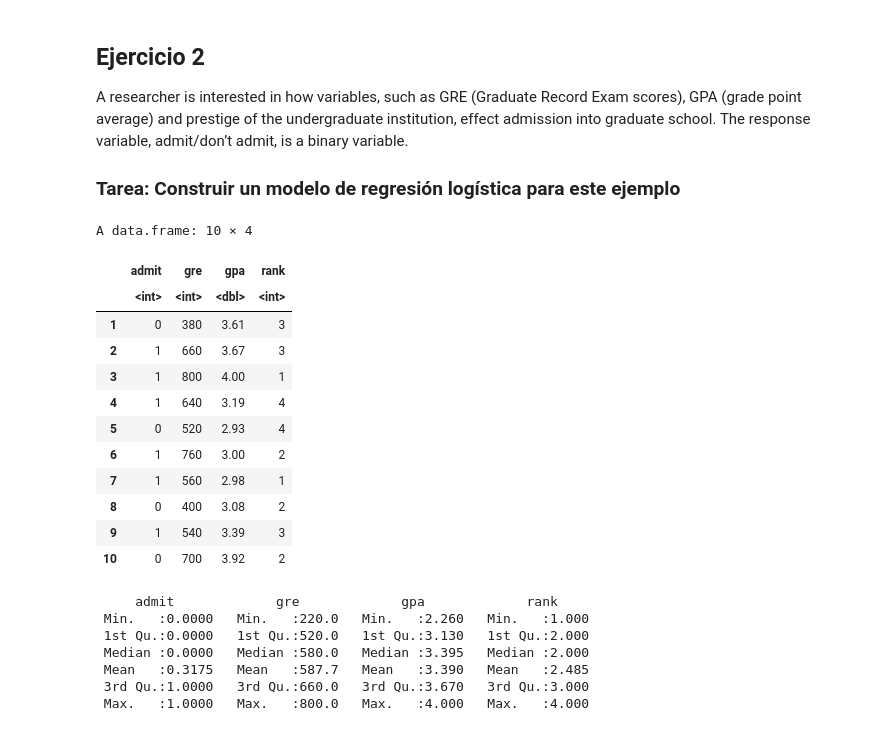
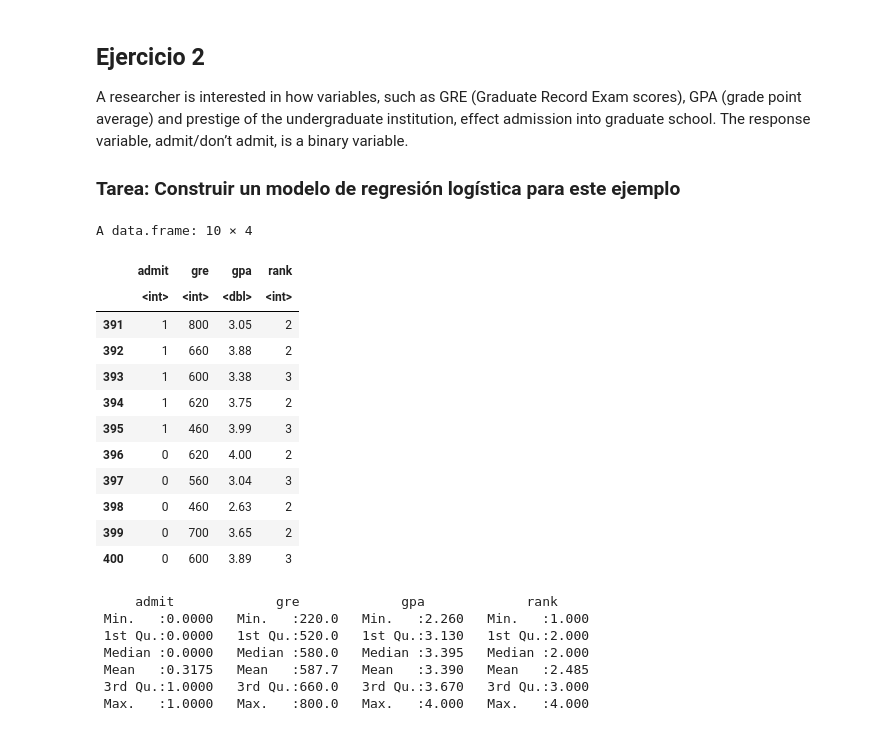
Before and after one commit to aramseries/Regresion_logistica, a Jupyter notebook: Regresion_logis.ipynb, the cells around one changed output. Saved outputs shown, nothing was run; the diff lists cells and outputs as text; code cells hidden in the pictures.

```diff
--- a/Regresion_logis.ipynb
+++ b/Regresion_logis.ipynb
@@ -216,20 +241,20 @@ A researcher is interested in how variables, such as GRE (Graduate Record Exam s
 
 ### Tarea: Construir un modelo de regresión logística para este ejemplo
 # %%
-mydata<- read.csv("https://stats.idre.ucla.edu/stat/data/binary.csv")
-head(mydata,10)
+admission<-read.csv("https://stats.idre.ucla.edu/stat/data/binary.csv")
+tail(admission,10)
 # %% [output]
 A data.frame: 10 × 4
 |  | admit | gre | gpa | rank |
 |  | <int> | <int> | <dbl> | <int> |
-| 1 | 0 | 380 | 3.61 | 3 |
-| 2 | 1 | 660 | 3.67 | 3 |
-| 3 | 1 | 800 | 4.00 | 1 |
-| 4 | 1 | 640 | 3.19 | 4 |
-| 5 | 0 | 520 | 2.93 | 4 |
-| 6 | 1 | 760 | 3.00 | 2 |
-| 7 | 1 | 560 | 2.98 | 1 |
-| 8 | 0 | 400 | 3.08 | 2 |
-| 9 | 1 | 540 | 3.39 | 3 |
-| 10 | 0 | 700 | 3.92 | 2 |
+| 391 | 1 | 800 | 3.05 | 2 |
+| 392 | 1 | 660 | 3.88 | 2 |
+| 393 | 1 | 600 | 3.38 | 3 |
+| 394 | 1 | 620 | 3.75 | 2 |
+| 395 | 1 | 460 | 3.99 | 3 |
+| 396 | 0 | 620 | 4.00 | 2 |
+| 397 | 0 | 560 | 3.04 | 3 |
+| 398 | 0 | 460 | 2.63 | 2 |
+| 399 | 0 | 700 | 3.65 | 2 |
+| 400 | 0 | 600 | 3.89 | 3 |
 # %%
```
Also changed, not shown: parts of 67 cells of this notebook.
